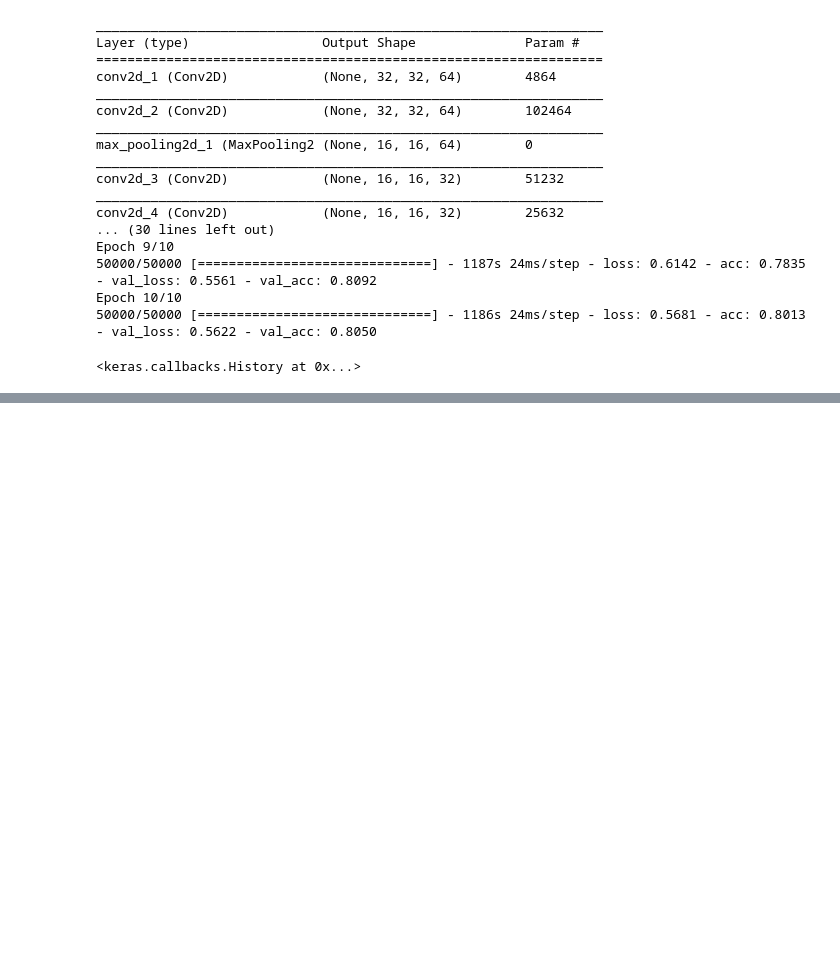
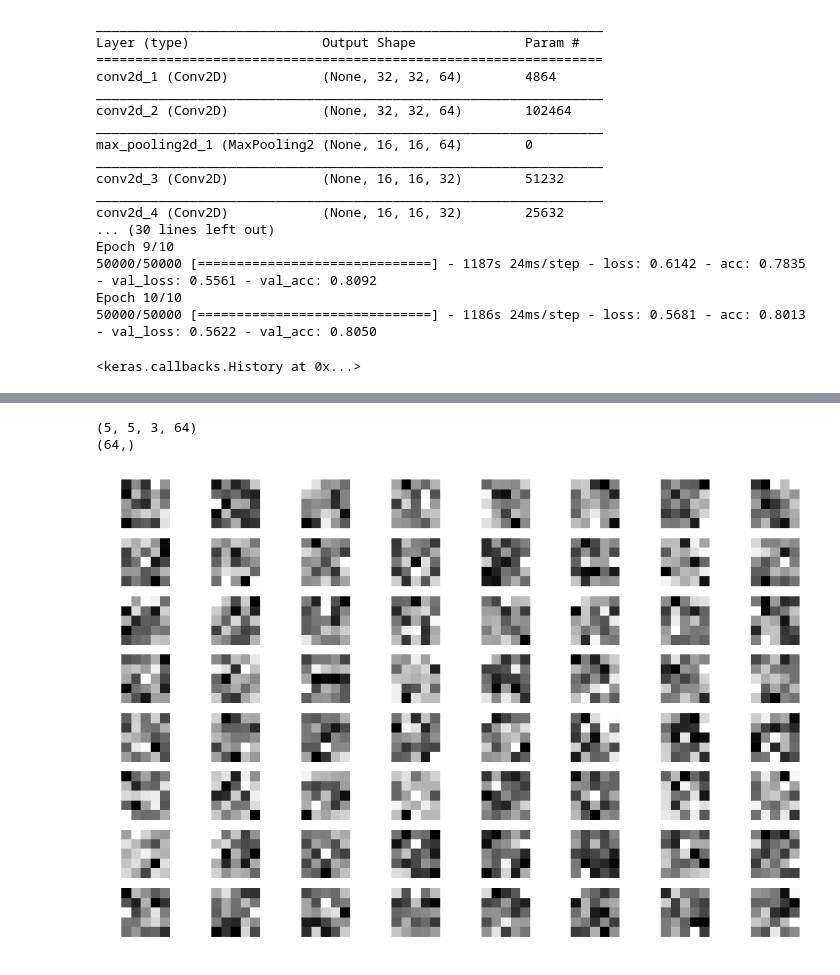
Before and after one commit to ordaz13/VC_GIT, a Jupyter notebook: Practica05_158525.ipynb, the cells around one changed output, grey strips where cells are left out. Cells and saved outputs as stored; diff of their text form; code cells hidden in the pictures; blank space fills up the shorter version.

```diff
--- a/Practica05_158525.ipynb
+++ b/Practica05_158525.ipynb
@@ -325,0 +359,16 @@ plt.show()
+# %%
+Omega = model.layers[0].get_weights()
+print(Omega[0].shape)
+print(Omega[1].shape)
+Kernels = Omega[0].reshape(Omega[0].shape[3], Omega[0].shape[0], Omega[0].shape[1], -1)
+
+plt.figure(figsize=(15, 10))
+for it_k, k in enumerate(Kernels):
+    plt.subplot(8, 8, it_k+1)
+    plt.imshow(k.mean(axis=2), cmap='gray')
+    plt.axis('off')
+plt.show()
+# %% [output]
+(5, 5, 3, 64)
+(64,)
+[figure, added]
```
Also changed, not shown: parts of 12 cells of this notebook.
